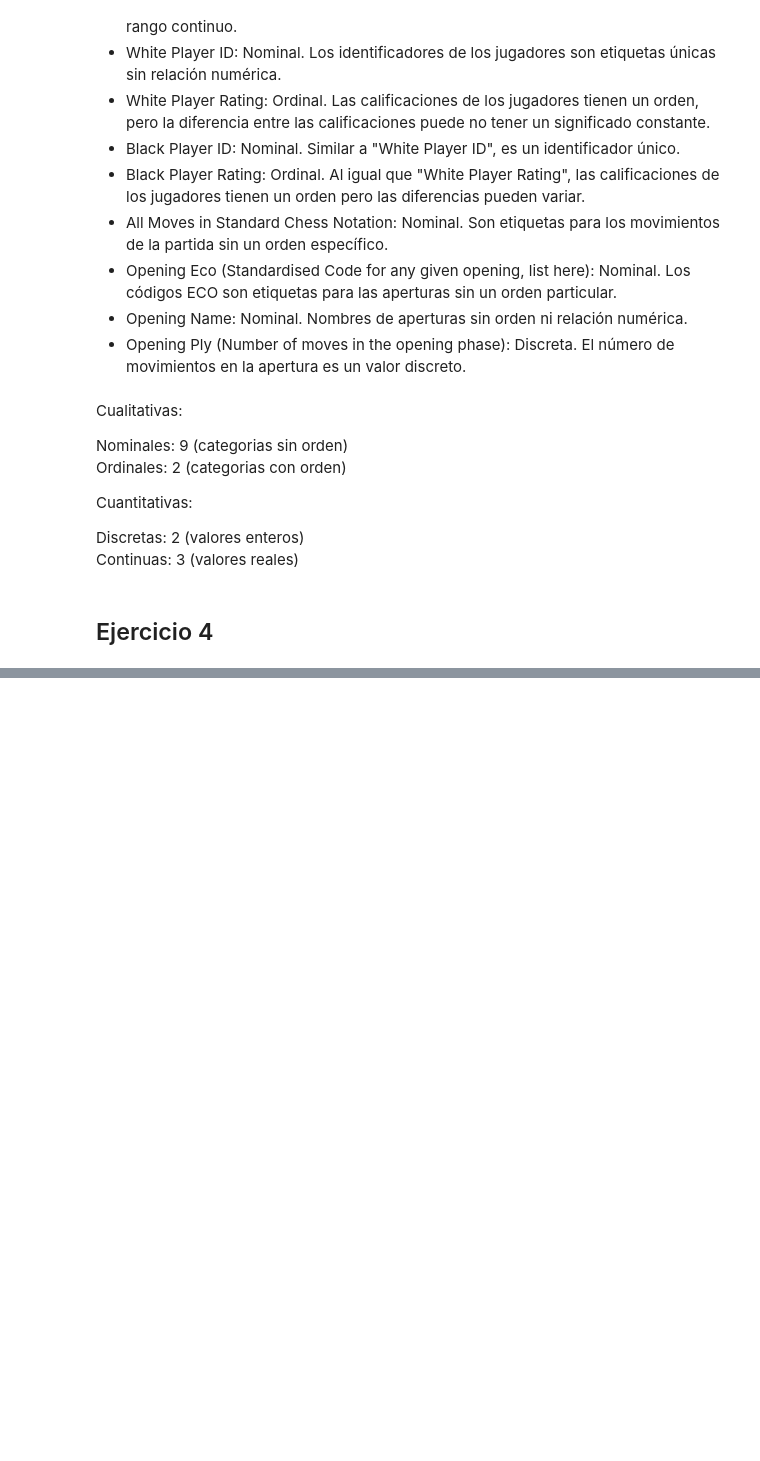
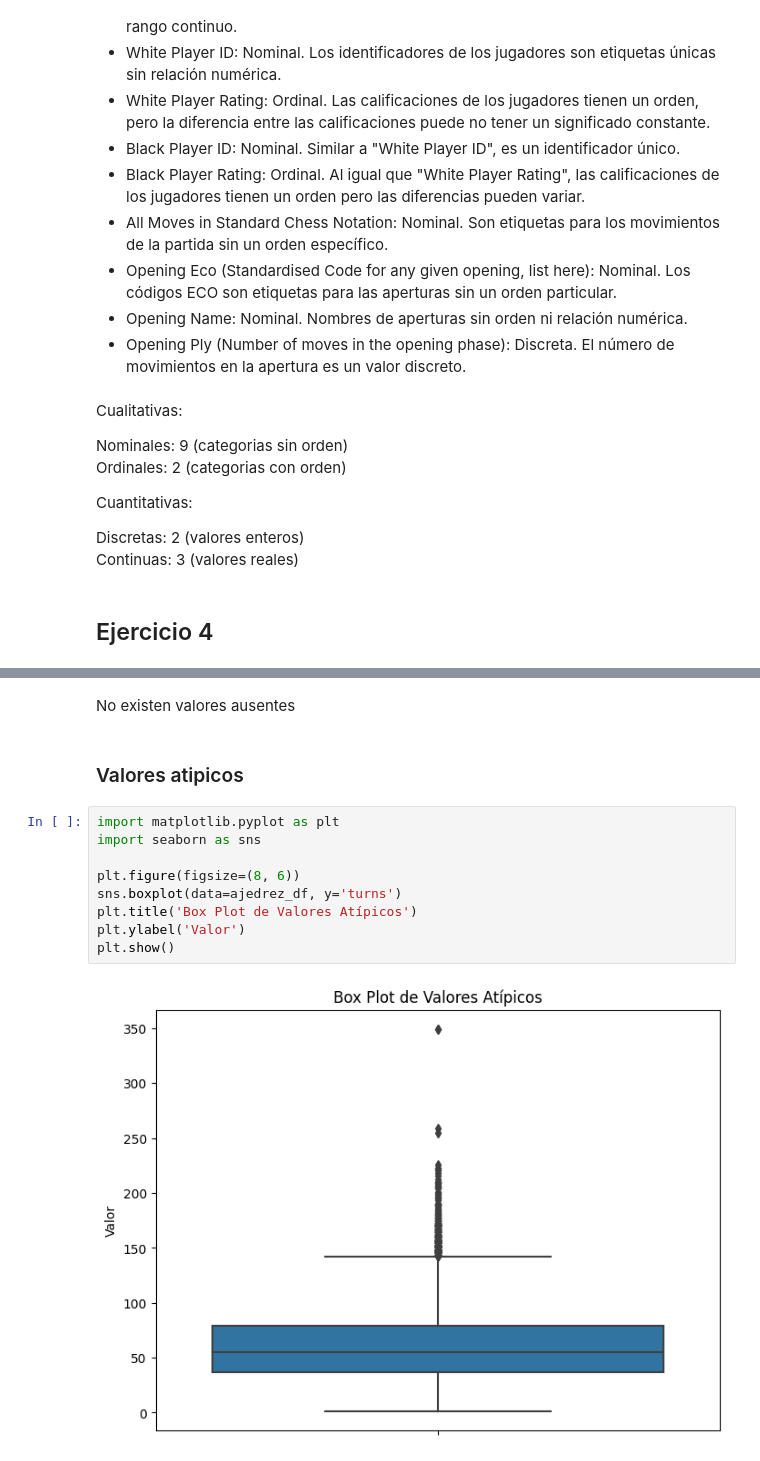
Before and after one commit to agustinsalum/ciencia-datos-python, a Jupyter notebook: Trabajo-final/tp-final.ipynb, the cells around one changed output, grey strips where cells are left out. Drawn from its saved outputs; the diff is of its cells as text; blank space fills up the shorter version.

```diff
--- a/Trabajo-final/tp-final.ipynb
+++ b/Trabajo-final/tp-final.ipynb
@@ -128,0 +154,15 @@ Continuas: 3 (valores reales)
+# %% [markdown]
+No existen valores ausentes
+# %% [markdown]
+### Valores atipicos
+# %%
+import matplotlib.pyplot as plt
+import seaborn as sns
+
+plt.figure(figsize=(8, 6))
+sns.boxplot(data=ajedrez_df, y='turns')
+plt.title('Box Plot de Valores Atípicos')
+plt.ylabel('Valor')
+plt.show()
+# %% [output]
+[figure, added]
```
Also changed, not shown: parts of 23 cells of this notebook, 1 other file.
